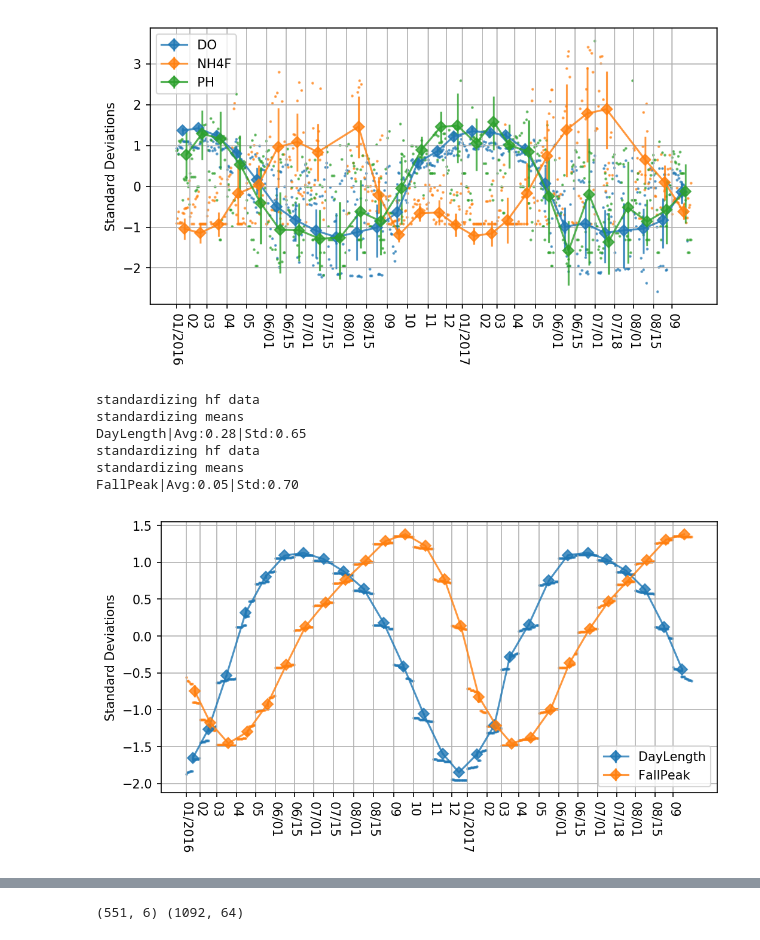
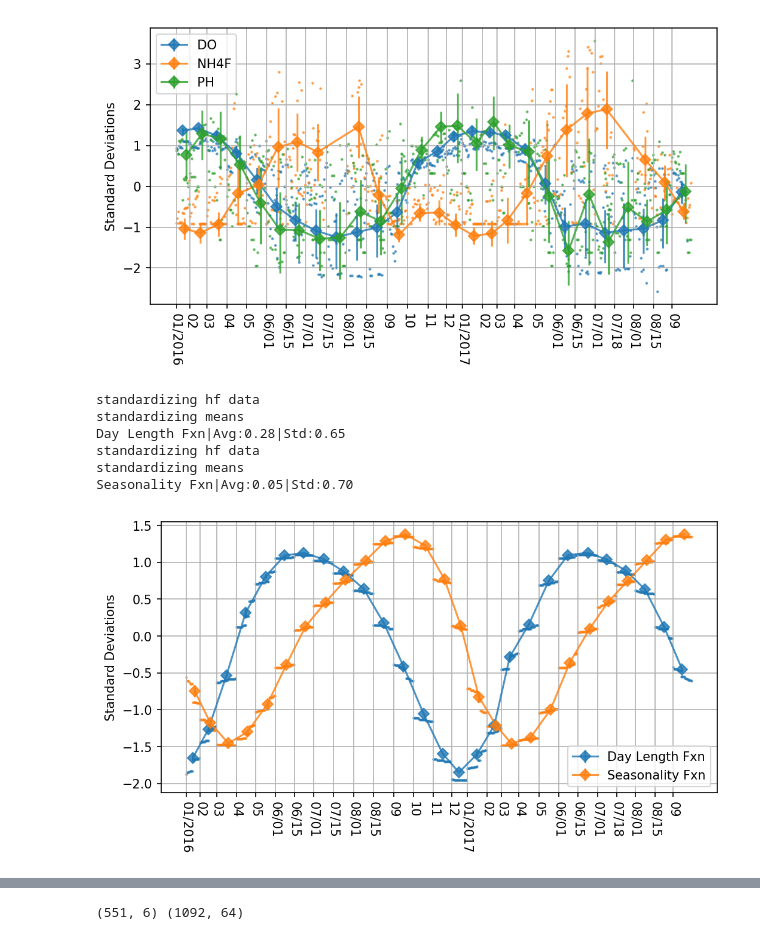
Before and after one commit to karoraw1/ChesapeakeMicrobiome, a Jupyter notebook: scripts/1_Environmental_Data_Processing.ipynb, the cells around one changed output, grey strips where cells are left out. Cells and saved outputs as stored; diff of their text form; code cells hidden in the pictures.

Commit message:
time place analysis

```diff
--- a/scripts/1_Environmental_Data_Processing.ipynb
+++ b/scripts/1_Environmental_Data_Processing.ipynb
@@ -1000,7 +1000,12 @@ color_codes = plt.rcParams['axes.prop_cycle'].by_key()['color']
 
 def plot_time_series(predf, vars_, txfm, standardize, legend_loc, type_=[1,1], ylims=None):
     # ensures that the numerical index is ordered
-    df = predf.reset_index()
+    if ('Station' in list(predf.columns)) and ('cruise_id' in list(predf.columns)):
+        df = predf.sort_values(by=['cruise_id', 'Station'], ascending=[True, True])
+        df = df.reset_index(drop=True)
+    else:
+        df = predf.reset_index(drop=True)
+
     # pulls out the raw data to plot in background
     y_srs = df[vars_]
     # converts them into a numpy array
@@ -1264,13 +1269,17 @@ standardizing means
 PH|Avg:7.70|Std:0.31
 [figure]
 # %%
-ph_and_season = plot_time_series(data_by_type["all_lower"], ['DayLength', 'FallPeak'], txfm=False, standardize=True, legend_loc='best',  type_=[1,1,1])
+tempx = data_by_type["all_lower"].copy().rename(columns={'DayLength':'Day Length Fxn',
+                                                        'FallPeak': 'Seasonality Fxn'})
+
+ph_and_season = plot_time_series(tempx, ['Day Length Fxn', 'Seasonality Fxn'],
+                                 txfm=False, standardize=True, legend_loc='best',  type_=[1,1])
 # %% [output]
 standardizing hf data
 standardizing means
-DayLength|Avg:0.28|Std:0.65
+Day Length Fxn|Avg:0.28|Std:0.65
 standardizing hf data
 standardizing means
-FallPeak|Avg:0.05|Std:0.70
+Seasonality Fxn|Avg:0.05|Std:0.70
-[figure, old version]
+[figure, new version]
 # %%
```
Also changed, not shown: parts of 15 cells of this notebook, 5 other files.
